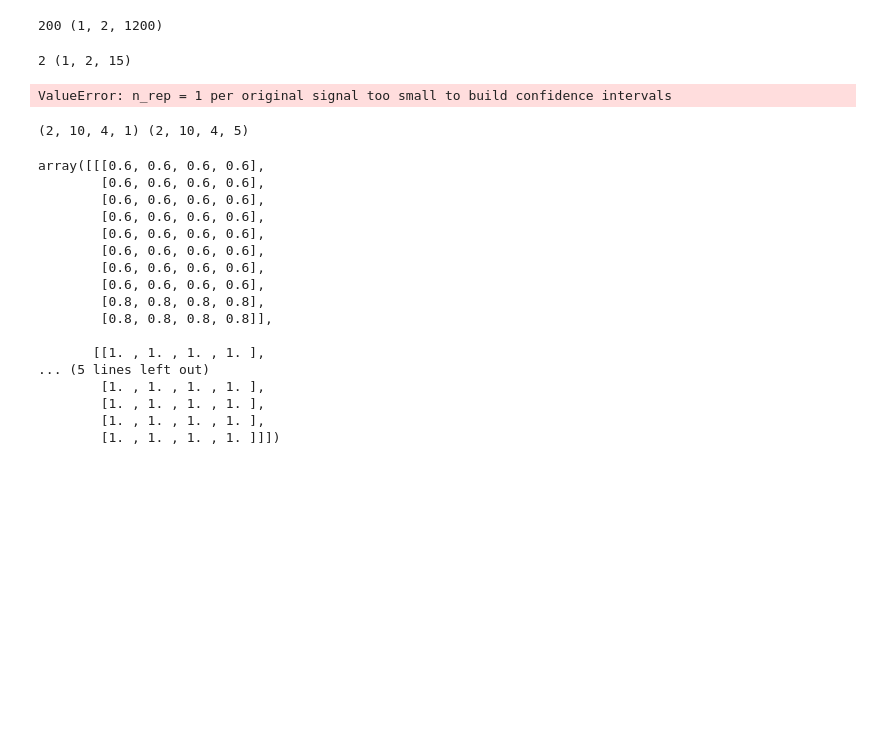
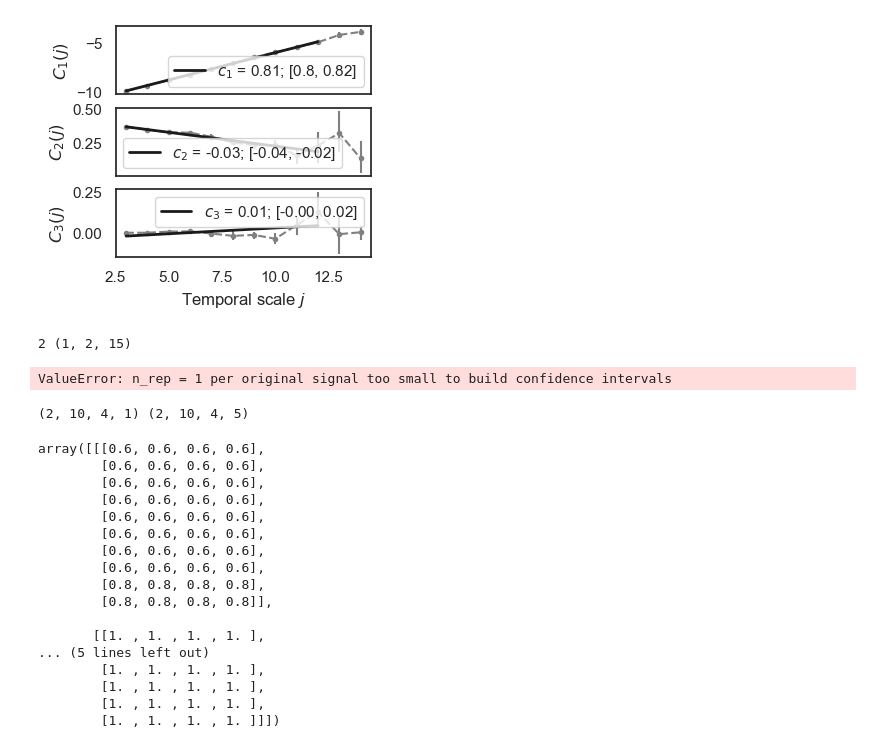
Before and after one commit to neurospin/pymultifracs, a Jupyter notebook: notebooks/Bootstrap.ipynb, the cells around one changed output. Saved outputs shown, nothing was run; the diff lists cells and outputs as text; code cells hidden in the pictures; blank space fills up the shorter version.

Commit message:
Bootstrap WIP

```diff
--- a/notebooks/Bootstrap.ipynb
+++ b/notebooks/Bootstrap.ipynb
@@ -25,5 +25,5 @@ plt.show()
 # %%
 from pymultifracs.wavelet import wavelet_analysis
 # %%
-WT = wavelet_analysis(np.c_[X, X], p_exp=2)
+WT = wavelet_analysis(np.c_[X, X])
 # %%
@@ -35,2 +31,4 @@ from pymultifracs.mfa import mf_analysis, mf_analysis_full
+# %%
+leader = WT.get_leaders(2)
 # %%
 scaling_ranges = [(3, 12)]
@@ -37,7 +41,11 @@ scaling_ranges = [(3, 12)]
 # %%
-dwt = mf_analysis([WT.wt_coefs], scaling_ranges, weighted='bootstrap', n_cumul=3, q=None, bootstrap_weighted=None, estimates=['s'])
+dwt = mfa(WT, scaling_ranges, n_cumul=3, q=None, estimates='s')
-# %% [output]
-200 (1, 2, 1200)
+# %%
+lwt = mfa(leader, scaling_ranges, n_cumul=3, estimates='sc')
+# %%
+lwt.cumulants.plot()
+# %% [output]
+[figure, added]
 # %%
 lwt = mf_analysis([WT.wt_leaders], scaling_ranges, weighted='bootstrap', n_cumul=3, q=None, bootstrap_weighted=None, estimates=['s'])
 # %% [output]
```
Also changed, not shown: parts of 7 cells of this notebook, 2 other files.
